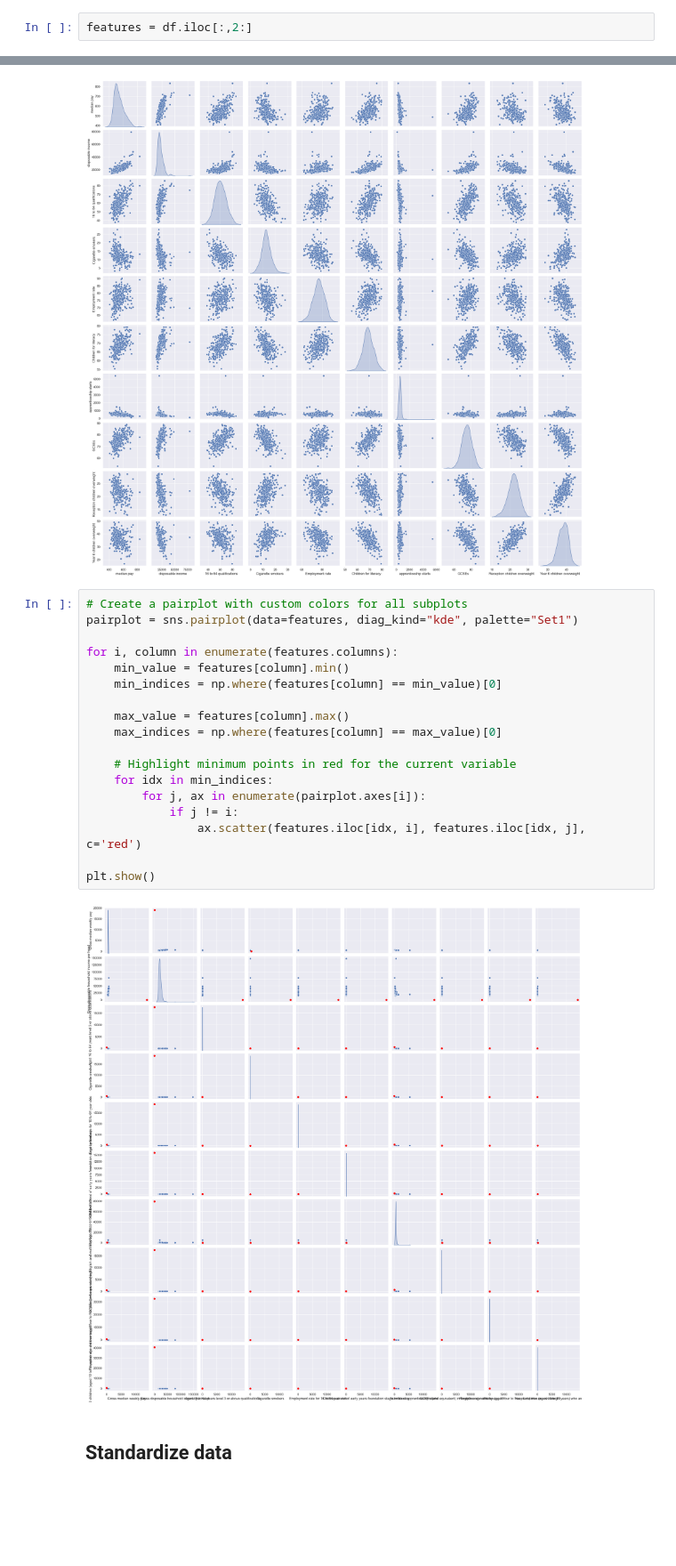
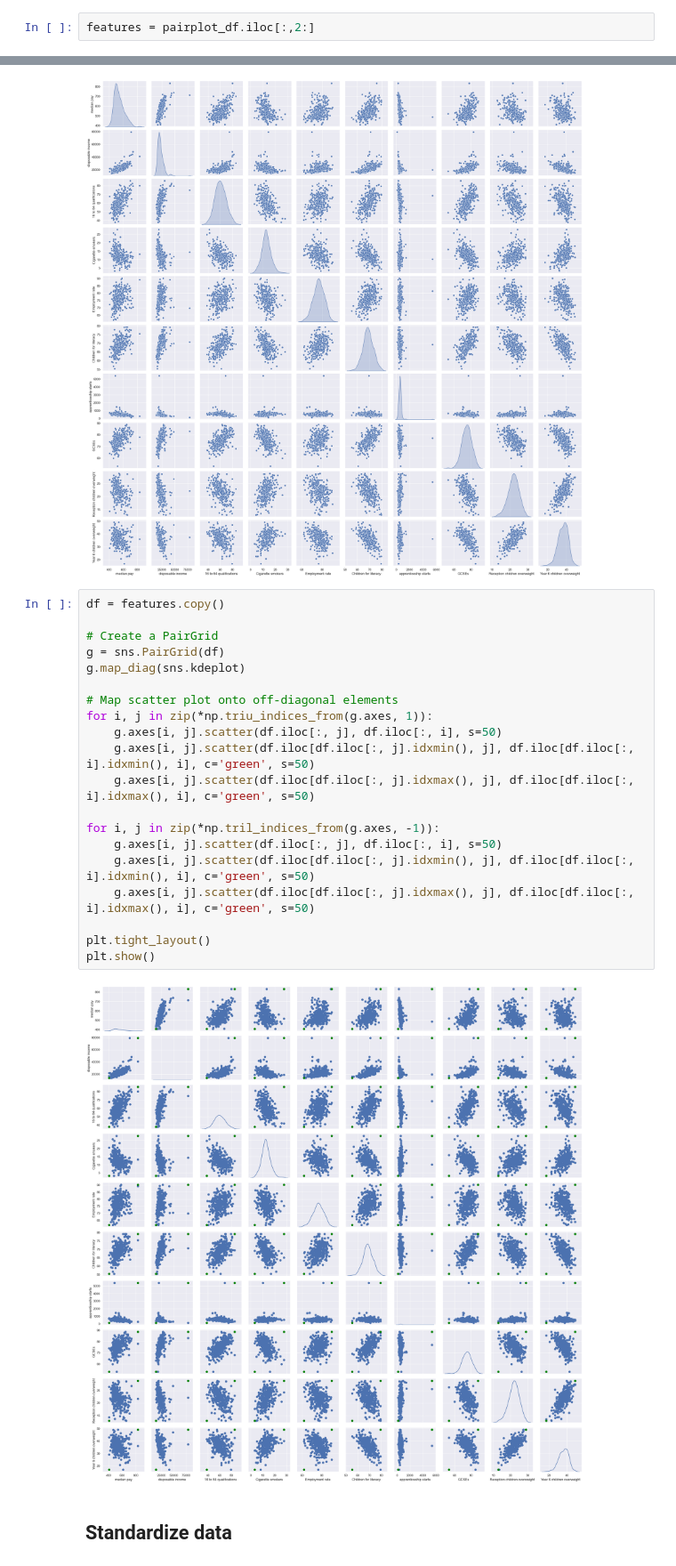
Before and after one commit to abdulkasim1/RSS-Conference, a Jupyter notebook: glm.ipynb, the cells around one changed output, grey strips where cells are left out. Shown at 89% size. Saved outputs shown, nothing was run; the diff lists cells and outputs as text; blank space fills up the shorter version.

```diff
--- a/glm.ipynb
+++ b/glm.ipynb
@@ -163,32 +163,34 @@ pairplot_df.columns = ['AREACD', 'AREANM',
        'Reception children overweight',
        'Year 6 children overweight']
 # %%
-features = df.iloc[:,2:]
+features = pairplot_df.iloc[:,2:]
 # %%
 pairplot = sns.pairplot(data=pairplot_df, diag_kind="kde")
 pairplot;
 # %% [output]
 [figure]
-# %%
-# Create a pairplot with custom colors for all subplots
-pairplot = sns.pairplot(data=features, diag_kind="kde", palette="Set1")
-
-for i, column in enumerate(features.columns):
-    min_value = features[column].min()
-    min_indices = np.where(features[column] == min_value)[0]
-
-    max_value = features[column].max()
-    max_indices = np.where(features[column] == max_value)[0]
-
-    # Highlight minimum points in red for the current variable
-    for idx in min_indices:
-        for j, ax in enumerate(pairplot.axes[i]):
-            if j != i:
-                ax.scatter(features.iloc[idx, i], features.iloc[idx, j], c='red')
-
-plt.show()
-# %% [output]
-[figure, removed]
+# %%
+df = features.copy()
+
+# Create a PairGrid
+g = sns.PairGrid(df)
+g.map_diag(sns.kdeplot)
+
+# Map scatter plot onto off-diagonal elements
+for i, j in zip(*np.triu_indices_from(g.axes, 1)):
+    g.axes[i, j].scatter(df.iloc[:, j], df.iloc[:, i], s=50)
+    g.axes[i, j].scatter(df.iloc[df.iloc[:, j].idxmin(), j], df.iloc[df.iloc[:, i].idxmin(), i], c='green', s=50)
+    g.axes[i, j].scatter(df.iloc[df.iloc[:, j].idxmax(), j], df.iloc[df.iloc[:, i].idxmax(), i], c='green', s=50)
+
+for i, j in zip(*np.tril_indices_from(g.axes, -1)):
+    g.axes[i, j].scatter(df.iloc[:, j], df.iloc[:, i], s=50)
+    g.axes[i, j].scatter(df.iloc[df.iloc[:, j].idxmin(), j], df.iloc[df.iloc[:, i].idxmin(), i], c='green', s=50)
+    g.axes[i, j].scatter(df.iloc[df.iloc[:, j].idxmax(), j], df.iloc[df.iloc[:, i].idxmax(), i], c='green', s=50)
+
+plt.tight_layout()
+plt.show()
+# %% [output]
+[figure, added]
 # %% [markdown]
 ## Standardize data
 # %%
```
Also changed, not shown: 1 other file.
